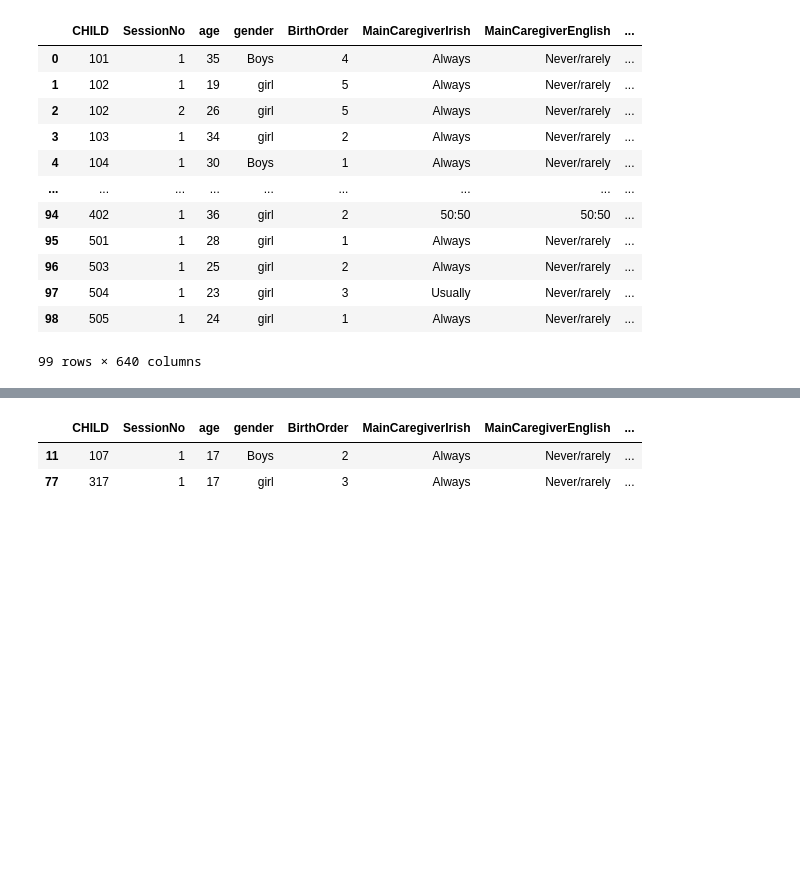
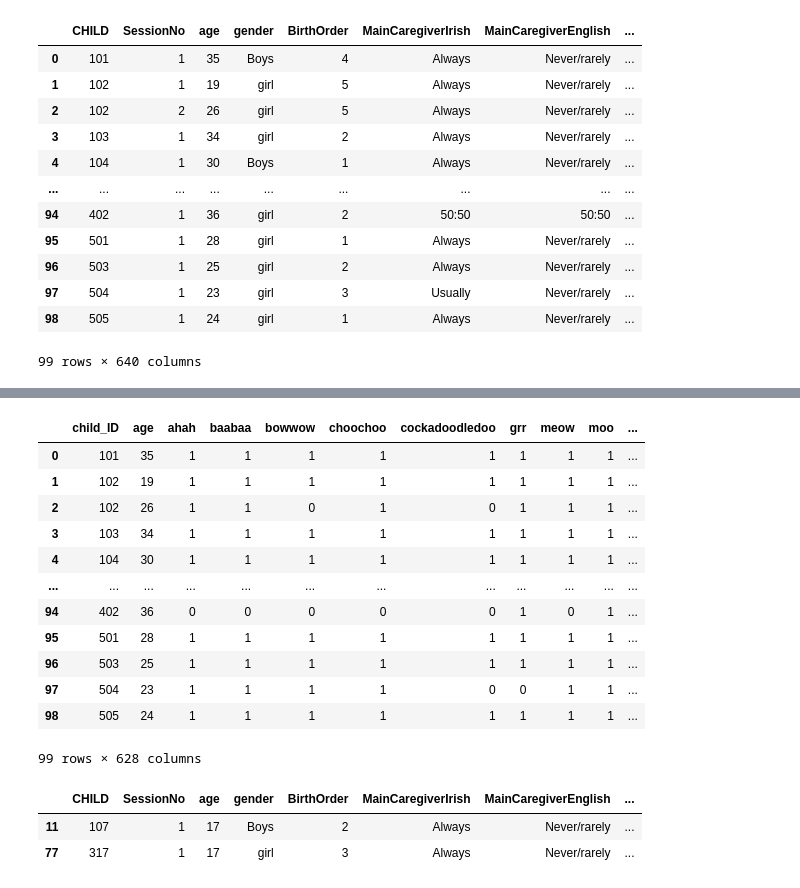
Before and after one commit to ningkko/Bilingualism_ChildASR, a Jupyter notebook: biling_data/irish/to_item_data_format_irish.ipynb, the cells around one changed output, grey strips where cells are left out. Saved outputs shown, nothing was run; the diff lists cells and outputs as text; code cells hidden in the pictures; blank space fills up the shorter version.

```diff
--- a/biling_data/irish/to_item_data_format_irish.ipynb
+++ b/biling_data/irish/to_item_data_format_irish.ipynb
@@ -94,0 +127,24 @@ individual.transpose().to_csv("individual_info.csv",index=False)
+# %%
+individual["lang"] = ["irish"]*len(individual)
+# %%
+instruction = pd.read_csv("wordbank/Irish_English.csv")
+d = dict(zip(instruction.itemID,instruction.definition))
+d["CHILD"] = "child_ID"
+d["age"] = "age"
+d["lang"] = "lang"
+individual.columns = [d[i] for i in list(individual.columns)]
+individual
+# %% [output]
+|  | child_ID | age | ahah | baabaa | bowwow | choochoo | cockadoodledoo | grr | meow | moo | ... |
+| 0 | 101 | 35 | 1 | 1 | 1 | 1 | 1 | 1 | 1 | 1 | ... |
+| 1 | 102 | 19 | 1 | 1 | 1 | 1 | 1 | 1 | 1 | 1 | ... |
+| 2 | 102 | 26 | 1 | 1 | 0 | 1 | 0 | 1 | 1 | 1 | ... |
+| 3 | 103 | 34 | 1 | 1 | 1 | 1 | 1 | 1 | 1 | 1 | ... |
+| 4 | 104 | 30 | 1 | 1 | 1 | 1 | 1 | 1 | 1 | 1 | ... |
+| ... | ... | ... | ... | ... | ... | ... | ... | ... | ... | ... | ... |
+| 94 | 402 | 36 | 0 | 0 | 0 | 0 | 0 | 1 | 0 | 1 | ... |
+| 95 | 501 | 28 | 1 | 1 | 1 | 1 | 1 | 1 | 1 | 1 | ... |
+| 96 | 503 | 25 | 1 | 1 | 1 | 1 | 1 | 1 | 1 | 1 | ... |
+| 97 | 504 | 23 | 1 | 1 | 1 | 1 | 0 | 0 | 1 | 1 | ... |
+| 98 | 505 | 24 | 1 | 1 | 1 | 1 | 1 | 1 | 1 | 1 | ... |
+99 rows × 628 columns
```
Also changed, not shown: parts of 3 cells of this notebook, 15 other files.
